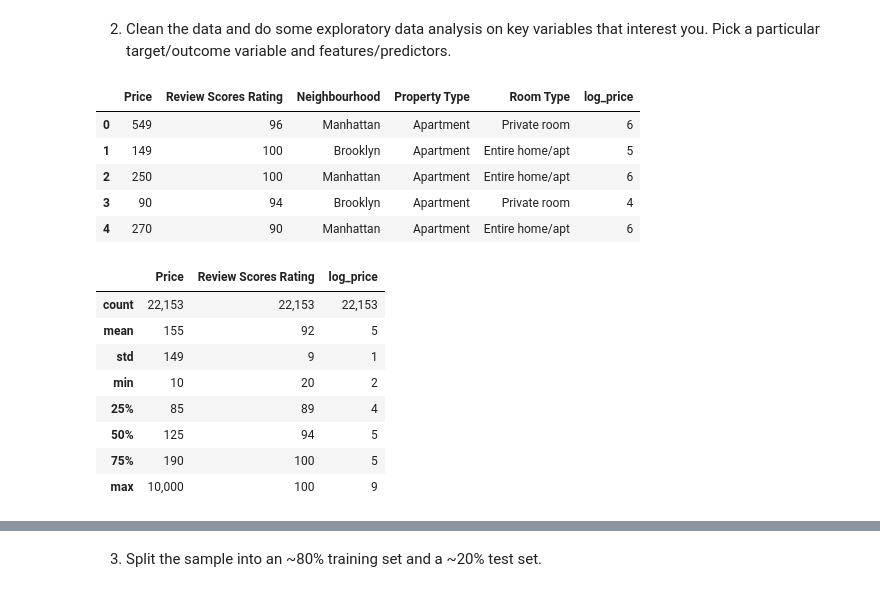
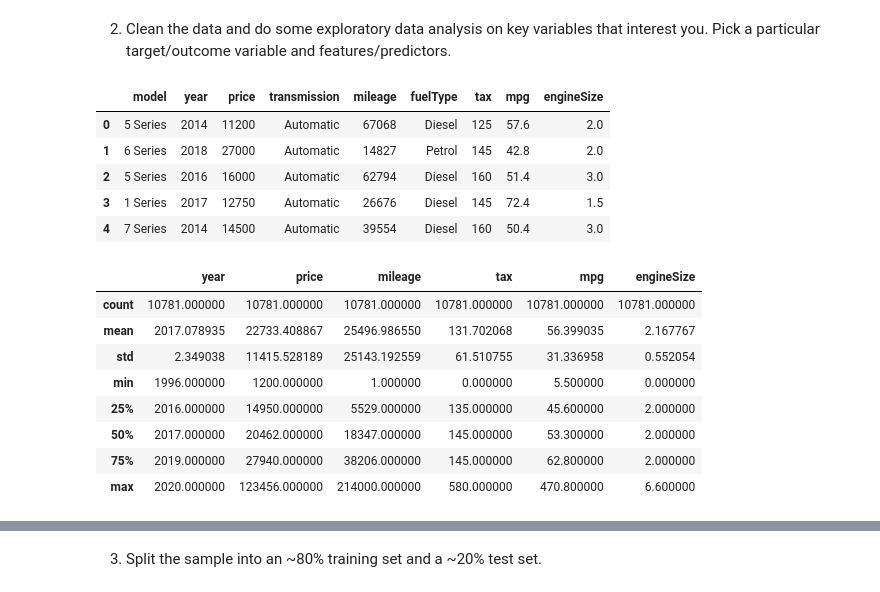
Before and after one commit to evelynxanaxia/Linear_Models, a Jupyter notebook: assignment.ipynb, the cells around one changed output, grey strips where cells are left out. Cells and saved outputs as stored; diff of their text form; code cells hidden in the pictures.

```diff
--- a/assignment.ipynb
+++ b/assignment.ipynb
@@ -542,25 +659,25 @@ memory usage: 758.2 KB
 # %% [markdown]
 2. Clean the data and do some exploratory data analysis on key variables that interest you. Pick a particular target/outcome variable and features/predictors.
 # %%
-housing_data.head(5)
+bmws.head(5)
 # prints the first 5 rows of our data to get a better understanding of what it looks like
 # %% [output]
-|  | Price | Review Scores Rating | Neighbourhood | Property Type | Room Type | log_price |
-| 0 | 549 | 96 | Manhattan | Apartment | Private room | 6 |
-| 1 | 149 | 100 | Brooklyn | Apartment | Entire home/apt | 5 |
-| 2 | 250 | 100 | Manhattan | Apartment | Entire home/apt | 6 |
-| 3 | 90 | 94 | Brooklyn | Apartment | Private room | 4 |
-| 4 | 270 | 90 | Manhattan | Apartment | Entire home/apt | 6 |
+|  | model | year | price | transmission | mileage | fuelType | tax | mpg | engineSize |
+| 0 | 5 Series | 2014 | 11200 | Automatic | 67068 | Diesel | 125 | 57.6 | 2.0 |
+| 1 | 6 Series | 2018 | 27000 | Automatic | 14827 | Petrol | 145 | 42.8 | 2.0 |
+| 2 | 5 Series | 2016 | 16000 | Automatic | 62794 | Diesel | 160 | 51.4 | 3.0 |
+| 3 | 1 Series | 2017 | 12750 | Automatic | 26676 | Diesel | 145 | 72.4 | 1.5 |
+| 4 | 7 Series | 2014 | 14500 | Automatic | 39554 | Diesel | 160 | 50.4 | 3.0 |
 # %%
-housing_data.describe()
+bmws.describe()
 # gives us a statistical summary of our data, including count, mean, std, min, etc.
 # %% [output]
-|  | Price | Review Scores Rating | log_price |
-| count | 22,153 | 22,153 | 22,153 |
-| mean | 155 | 92 | 5 |
-| std | 149 | 9 | 1 |
-| min | 10 | 20 | 2 |
-| 25% | 85 | 89 | 4 |
-| 50% | 125 | 94 | 5 |
-| 75% | 190 | 100 | 5 |
-| max | 10,000 | 100 | 9 |
+|  | year | price | mileage | tax | mpg | engineSize |
+| count | 10781.000000 | 10781.000000 | 10781.000000 | 10781.000000 | 10781.000000 | 10781.000000 |
+| mean | 2017.078935 | 22733.408867 | 25496.986550 | 131.702068 | 56.399035 | 2.167767 |
+| std | 2.349038 | 11415.528189 | 25143.192559 | 61.510755 | 31.336958 | 0.552054 |
+| min | 1996.000000 | 1200.000000 | 1.000000 | 0.000000 | 5.500000 | 0.000000 |
+| 25% | 2016.000000 | 14950.000000 | 5529.000000 | 135.000000 | 45.600000 | 2.000000 |
+| 50% | 2017.000000 | 20462.000000 | 18347.000000 | 145.000000 | 53.300000 | 2.000000 |
+| 75% | 2019.000000 | 27940.000000 | 38206.000000 | 145.000000 | 62.800000 | 2.000000 |
+| max | 2020.000000 | 123456.000000 | 214000.000000 | 580.000000 | 470.800000 | 6.600000 |
```
Also changed, not shown: parts of 31 cells of this notebook, 1 other file.
